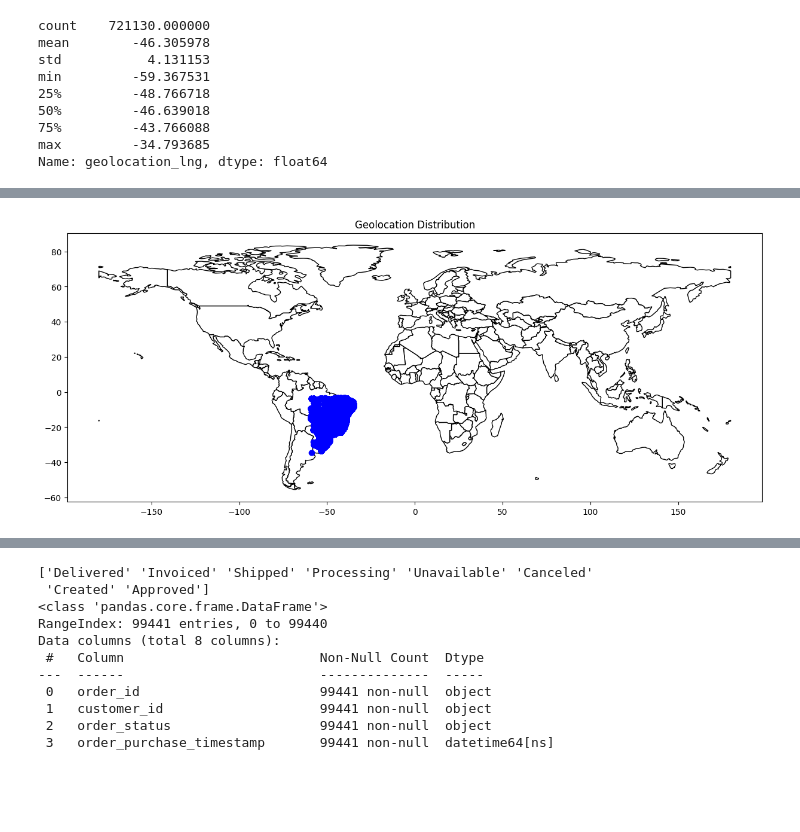
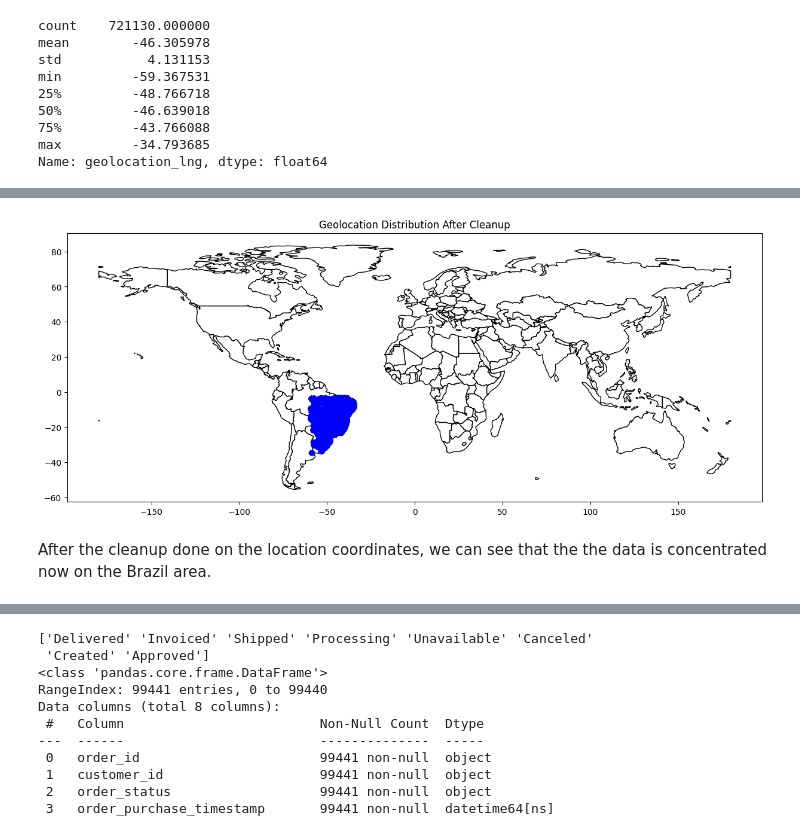
Before and after one commit to ebernardino01/DataAnalystPortfolio, a Jupyter notebook: Olist/Olist_Data_Analysis_Notebook.ipynb, the cells around one changed output, grey strips where cells are left out. Saved outputs shown, nothing was run; the diff lists cells and outputs as text; code cells hidden in the pictures; blank space fills up the shorter version.

```diff
--- a/Olist/Olist_Data_Analysis_Notebook.ipynb
+++ b/Olist/Olist_Data_Analysis_Notebook.ipynb
@@ -391,24 +414,26 @@ df_location.shape
 # %%
 # Plot the geolocation coordinates
 gdf = gpd.GeoDataFrame(
     df_location,
     geometry=gpd.points_from_xy(
         df_location['geolocation_lng'],
         df_location['geolocation_lat']
     )
 )
 
 world = gpd.read_file(gpd.datasets.get_path('naturalearth_lowres'))
 ax = world[world['continent'] != 'Antarctica'].plot(
     figsize=(15, 15),
     color='white',
     edgecolor='black'
 )
-ax.set_title('Geolocation Distribution')
+ax.set_title('Geolocation Distribution After Cleanup')
 gdf.plot(ax=ax, color='blue')
 plt.show()
 # %% [output]
-[figure, old version]
+[figure, new version]
+# %% [markdown]
+After the cleanup done on the location coordinates, we can see that the the data is concentrated now on the Brazil area.
 # %%
 # Convert order item dates into datetime type
 df_items['shipping_limit_date'] = pd.to_datetime(
```
Also changed, not shown: parts of 16 cells of this notebook.
